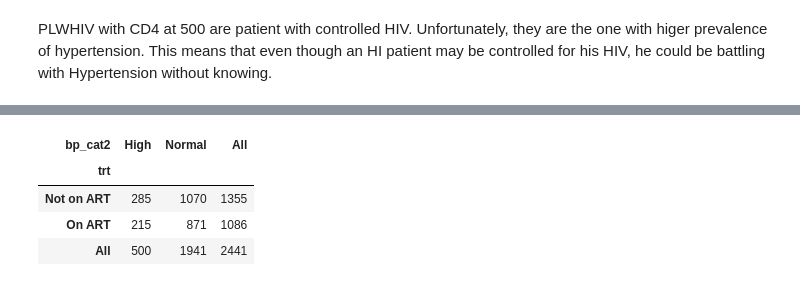
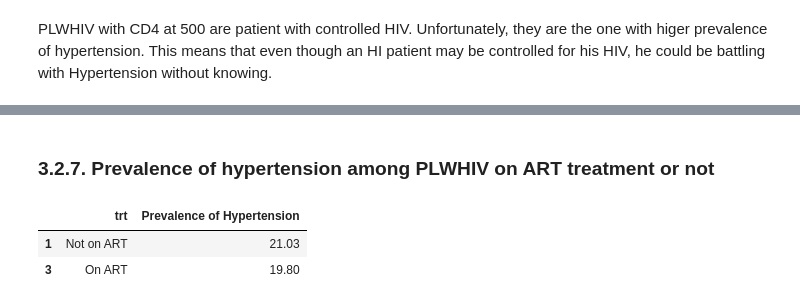
Before and after one commit to boniale/PDA_Python_HTN_PLWHIV, a Jupyter notebook: PDA_Report.ipynb, the cells around one changed output, grey strips where cells are left out. Cells and saved outputs as stored; diff of their text form; code cells hidden in the pictures.

```diff
--- a/PDA_Report.ipynb
+++ b/PDA_Report.ipynb
@@ -117,12 +118,16 @@ hiv2['sex'] = hiv2['sex'].astype('category')
 ## rename gender category
 hiv2['sex'] = hiv2['sex'].cat.rename_categories({2:"female",1: "male"})
 
-# ## let's decribe the number of male and female
-# print(hiv2["sex"].value_counts())
 
-# ## and get there percentage
-# print(hiv2["sex"].value_counts(normalize = True))
-
+## cd4 renaming
+hiv2['cd4_cat2'] = hiv2['cd4_cat'].astype('category')
+hiv2['cd4_cat2'] = hiv2['cd4_cat2'].cat.rename_categories({
+   1 : "<50 cells/μl",
+   2 : "50-249 cells/μl",
+   3 : "250-349 cells/μl",
+   4 : "350-499 cells/μl",
+   5 : "500+ cells/μ"
+})
 
 hiv2.head()
 # %% [output]
@@ -332,9 +464,14 @@ bp_bmi = sns.countplot(x = "bmi_cat2",
+# %% [markdown]
+### 3.2.7. Prevalence of hypertension among PLWHIV on ART treatment or not
 # %%
 ## let's see the proportion of hypertension among PLWHIV on ART and those not on ART
-pd.crosstab(hiv2["trt"], hiv2["bp_cat2"], margins = True)
+prev_trt = hiv2.groupby("trt")["bp_cat2"].value_counts(normalize = True)
+prev_trt = pd.DataFrame(round(prev_trt * 100, 2))
+prev_trt.columns = ["Prevalence of Hypertension"]
+prev_trt = prev_trt.reset_index()
+prev_trt = prev_trt.loc[prev_trt["bp_cat2"] == "High"].drop(['bp_cat2'], axis = 1)
+prev_trt
 # %% [output]
-| bp_cat2 | High | Normal | All |
-| trt |  |  |  |
-| Not on ART | 285 | 1070 | 1355 |
-| On ART | 215 | 871 | 1086 |
-| All | 500 | 1941 | 2441 |
+|  | trt | Prevalence of Hypertension |
+| 1 | Not on ART | 21.03 |
+| 3 | On ART | 19.80 |
```
Also changed, not shown: parts of 36 cells of this notebook.
